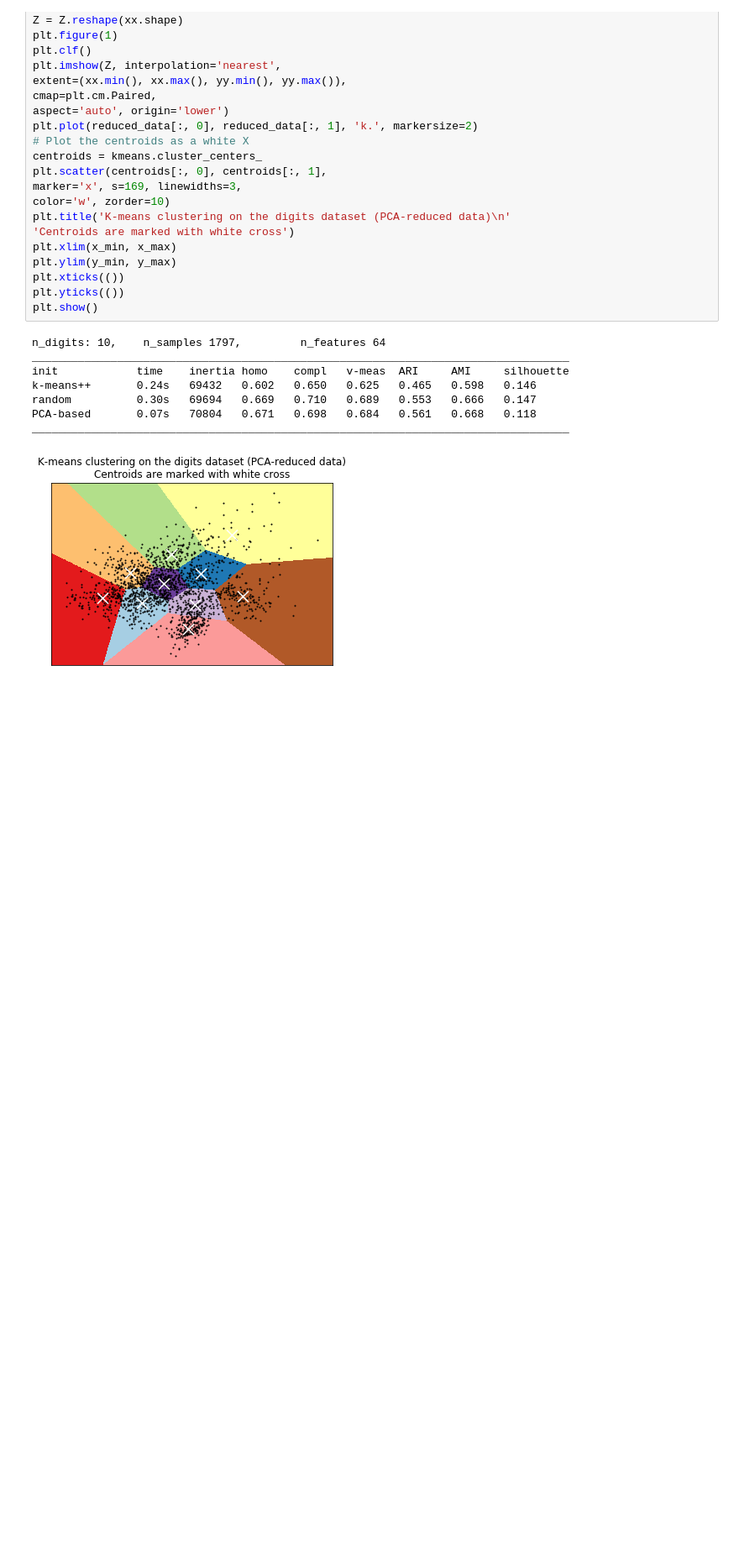
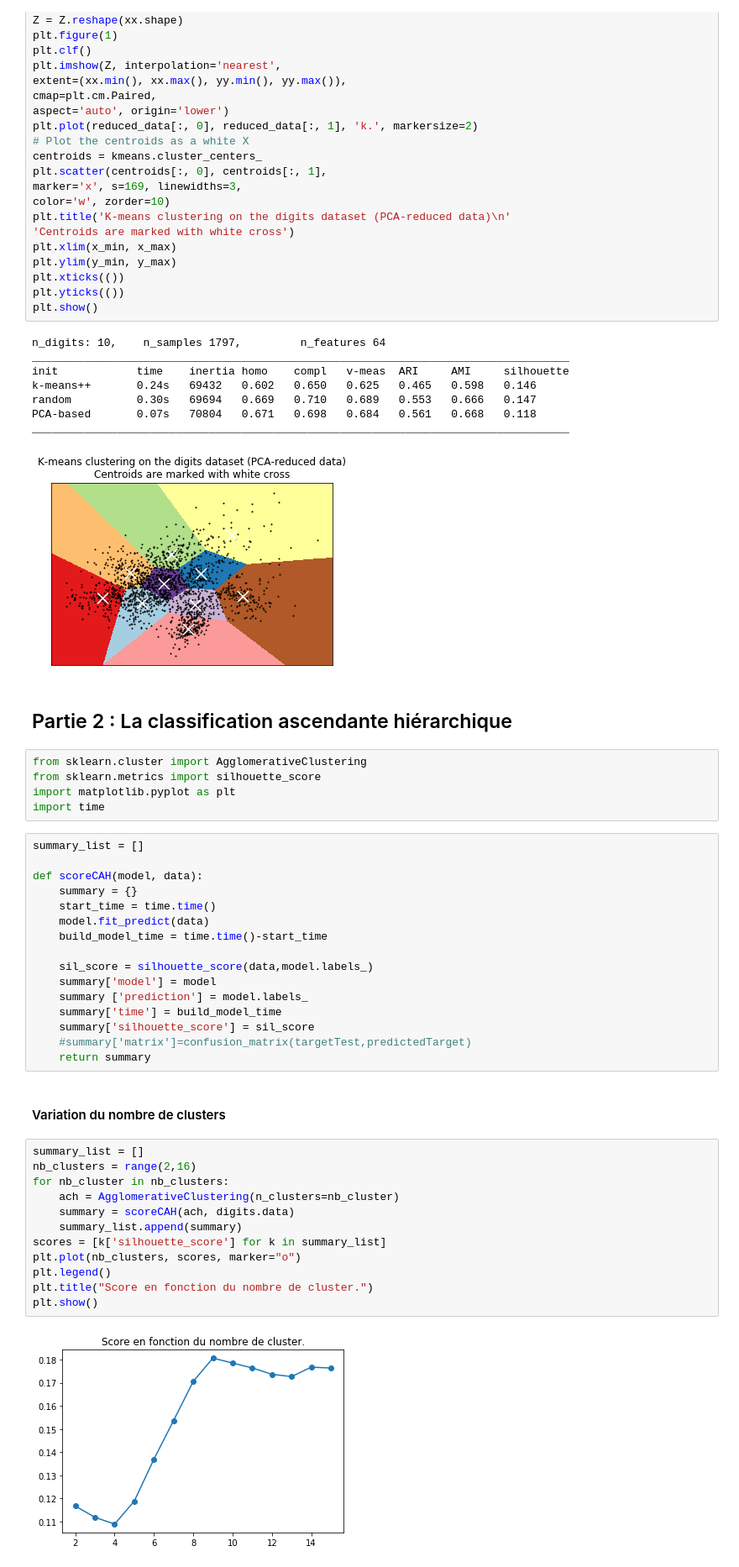
Before and after one commit to chivunito/Unsupervised-learning, a Jupyter notebook: UnsupervisedLearning.ipynb, the cells around one changed output. Shown: that part at 84% size. Saved outputs shown, nothing was run; the diff lists cells and outputs as text; blank space fills up the shorter version.

```diff
--- a/UnsupervisedLearning.ipynb
+++ b/UnsupervisedLearning.ipynb
@@ -238,3 +238,42 @@ random          0.30s   69694   0.669   0.710   0.689   0.553   0.666   0.147
 PCA-based       0.07s   70804   0.671   0.698   0.684   0.561   0.668   0.118
 __________________________________________________________________________________
 [figure]
+# %% [markdown]
+## Partie 2 : La classification ascendante hiérarchique
+# %%
+from sklearn.cluster import AgglomerativeClustering
+from sklearn.metrics import silhouette_score
+import matplotlib.pyplot as plt
+import time
+# %%
+summary_list = []
+
+def scoreCAH(model, data):
+    summary = {}
+    start_time = time.time()
+    model.fit_predict(data)
+    build_model_time = time.time()-start_time
+
+    sil_score = silhouette_score(data,model.labels_)
+    summary['model'] = model
+    summary ['prediction'] = model.labels_
+    summary['time'] = build_model_time
+    summary['silhouette_score'] = sil_score
+    #summary['matrix']=confusion_matrix(targetTest,predictedTarget)
+    return summary
+# %% [markdown]
+#### Variation du nombre de clusters
+# %%
+summary_list = []
+nb_clusters = range(2,16)
+for nb_cluster in nb_clusters:
+    ach = AgglomerativeClustering(n_clusters=nb_cluster)
+    summary = scoreCAH(ach, digits.data)
+    summary_list.append(summary)
+scores = [k['silhouette_score'] for k in summary_list]
+plt.plot(nb_clusters, scores, marker="o")
+plt.legend()
+plt.title("Score en fonction du nombre de cluster.")
+plt.show()
+# %% [output]
+[figure, added]
```
Also changed, not shown: parts of 6 cells of this notebook.
